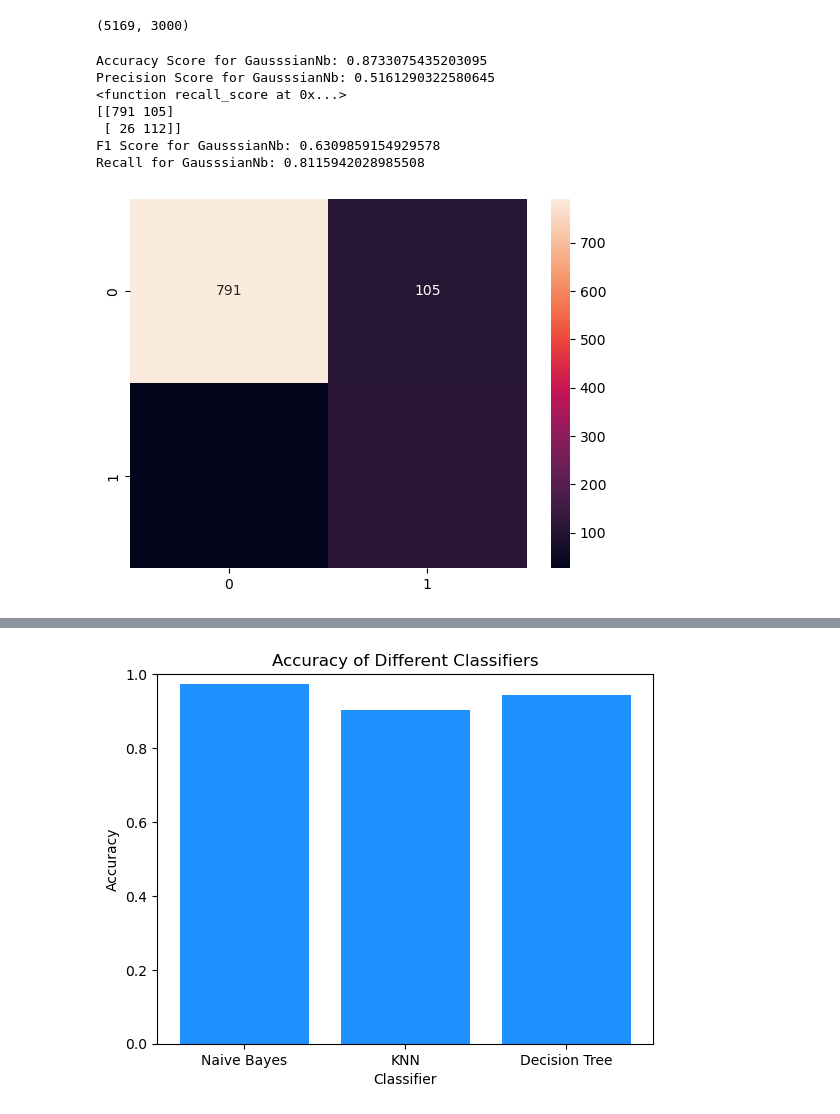
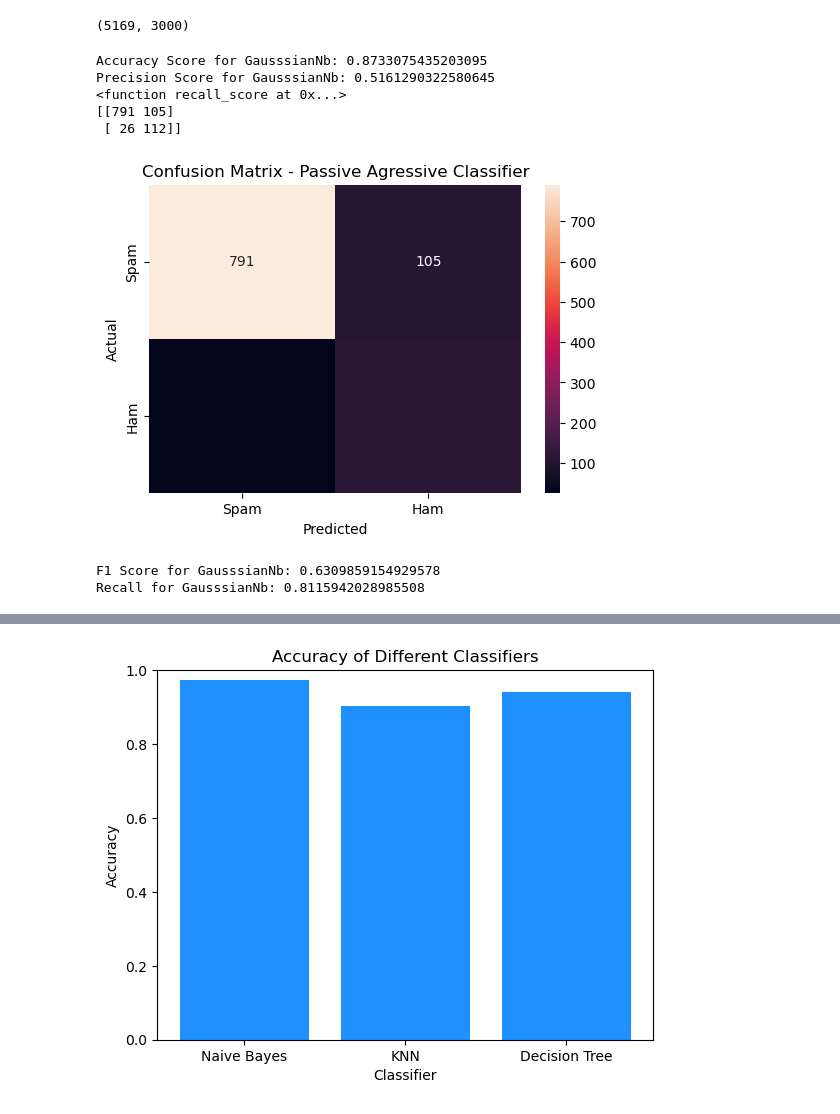
Before and after one commit to rahulkumarjena/Spam_Detection_Model, a Jupyter notebook: sms -spam detection.ipynb, the cells around one changed output, grey strips where cells are left out. Saved outputs shown, nothing was run; the diff lists cells and outputs as text; code cells hidden in the pictures.

```diff
--- a/sms -spam detection.ipynb
+++ b/sms -spam detection.ipynb
@@ -348,25 +348,32 @@ bnb = BernoulliNB()
 # %%
 gnb.fit(X_train,y_train)
 y_pred1 = gnb.predict(X_test)
 print("Accuracy Score for GausssianNb:",accuracy_score(y_test,y_pred1))
 print("Precision Score for GausssianNb:",precision_score(y_test,y_pred1))
 print(recall_score)
-sns.heatmap(confusion_matrix(y_test,y_pred1),annot=True,fmt='g')
+
 print(confusion_matrix(y_test,y_pred1))
+plt.figure(figsize=(6, 4))
+sns.heatmap(confusion_matrix(y_test,y_pred1), annot=True, fmt='d',
+            xticklabels=['Spam', 'Ham'], yticklabels=['Spam', 'Ham'])
+plt.xlabel('Predicted')
+plt.ylabel('Actual')
+plt.title('Confusion Matrix - Passive Agressive Classifier')
+plt.show()
 f1 = f1_score(y_test, y_pred1)
 recall = recall_score(y_test, y_pred1)
 
 print("F1 Score for GausssianNb:", f1)
 print("Recall for GausssianNb:", recall)
 # %% [output]
 Accuracy Score for GausssianNb: 0.8733075435203095
 Precision Score for GausssianNb: 0.5161290322580645
 <function recall_score at 0x...>
 [[791 105]
  [ 26 112]]
-F1 Score for GausssianNb: 0.6309859154929578
-Recall for GausssianNb: 0.8115942028985508
-[figure, old version]
+[figure, new version]
+F1 Score for GausssianNb: 0.6309859154929578
+Recall for GausssianNb: 0.8115942028985508
 # %%
 mnb.fit(X_train,y_train)
 y_pred2 = mnb.predict(X_test)
```
Also changed, not shown: parts of 13 cells of this notebook.
